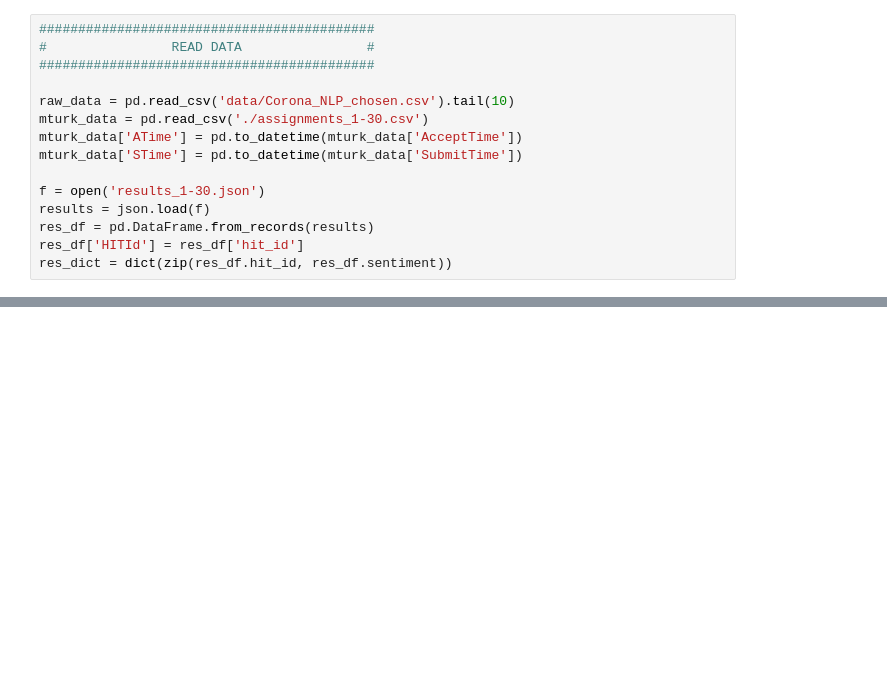
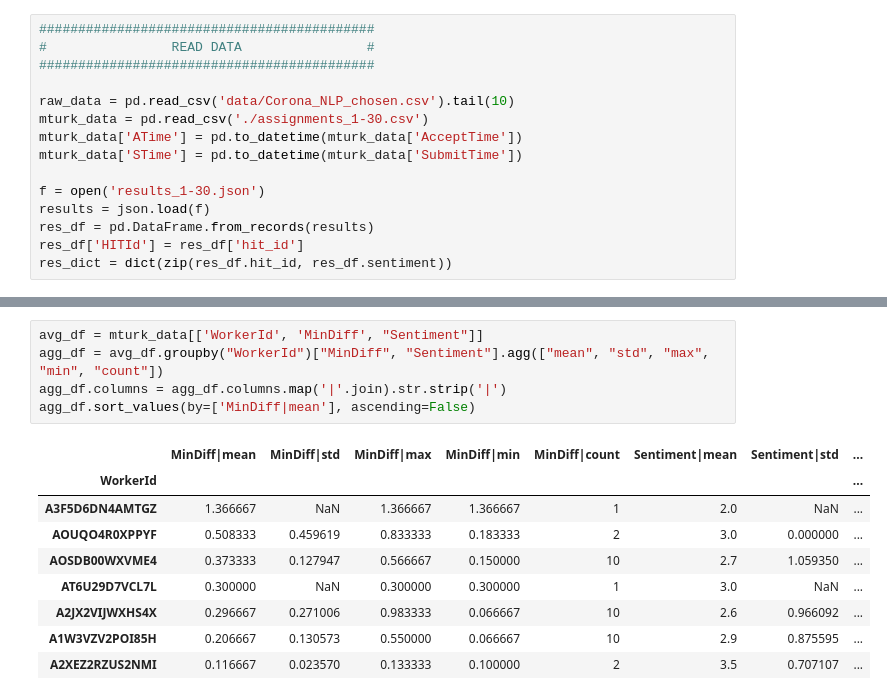
Before and after one commit to chriskok/EECS598, a Jupyter notebook: data_analysis.ipynb, the cells around one changed output, grey strips where cells are left out. Cells and saved outputs as stored; diff of their text form; blank space fills up the shorter version.

```diff
--- a/data_analysis.ipynb
+++ b/data_analysis.ipynb
@@ -196,0 +232,15 @@ agg_df.merge(res_df, how='inner', on='HITId')[['tweet', 'HITId', "Sentiment|mean
+# %%
+avg_df = mturk_data[['WorkerId', 'MinDiff', "Sentiment"]]
+agg_df = avg_df.groupby("WorkerId")["MinDiff", "Sentiment"].agg(["mean", "std", "max", "min", "count"])
+agg_df.columns = agg_df.columns.map('|'.join).str.strip('|')
+agg_df.sort_values(by=['MinDiff|mean'], ascending=False)
+# %% [output]
+|  | MinDiff|mean | MinDiff|std | MinDiff|max | MinDiff|min | MinDiff|count | Sentiment|mean | Sentiment|std | ... |
+| WorkerId |  |  |  |  |  |  |  | ... |
+| A3F5D6DN4AMTGZ | 1.366667 | NaN | 1.366667 | 1.366667 | 1 | 2.0 | NaN | ... |
+| AOUQO4R0XPPYF | 0.508333 | 0.459619 | 0.833333 | 0.183333 | 2 | 3.0 | 0.000000 | ... |
+| AOSDB00WXVME4 | 0.373333 | 0.127947 | 0.566667 | 0.150000 | 10 | 2.7 | 1.059350 | ... |
+| AT6U29D7VCL7L | 0.300000 | NaN | 0.300000 | 0.300000 | 1 | 3.0 | NaN | ... |
+| A2JX2VIJWXHS4X | 0.296667 | 0.271006 | 0.983333 | 0.066667 | 10 | 2.6 | 0.966092 | ... |
+| A1W3VZV2POI85H | 0.206667 | 0.130573 | 0.550000 | 0.066667 | 10 | 2.9 | 0.875595 | ... |
+| A2XEZ2RZUS2NMI | 0.116667 | 0.023570 | 0.133333 | 0.100000 | 2 | 3.5 | 0.707107 | ... |
```
Also changed, not shown: parts of 3 cells of this notebook.
